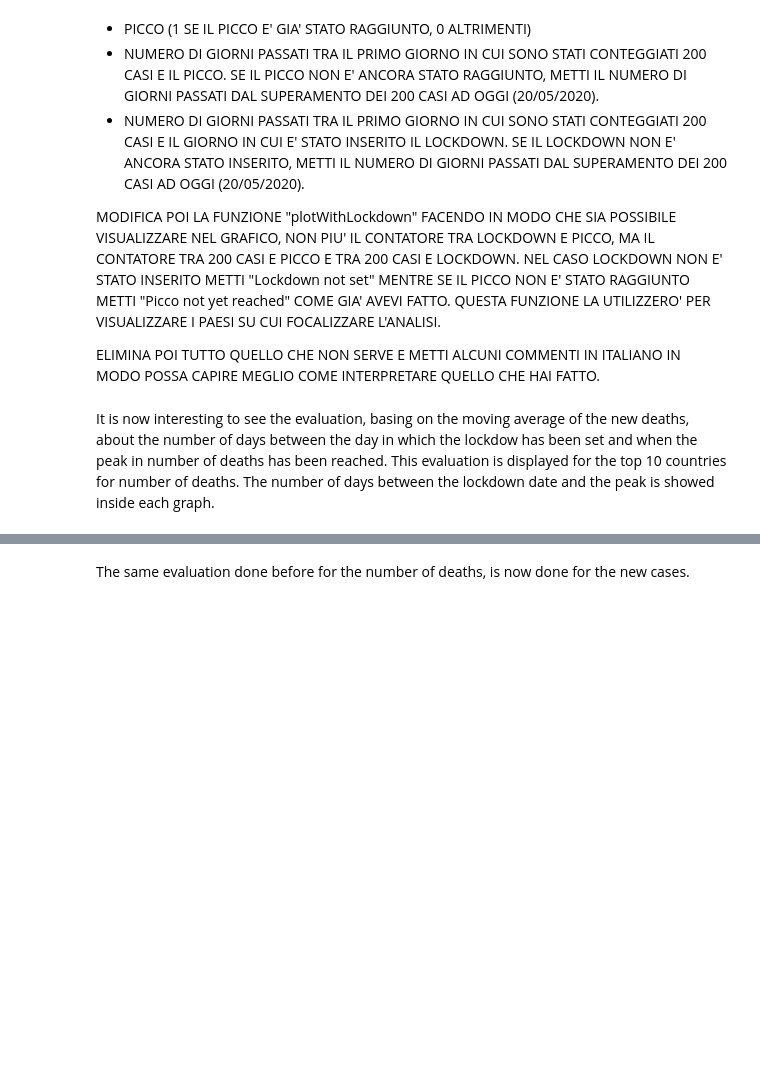
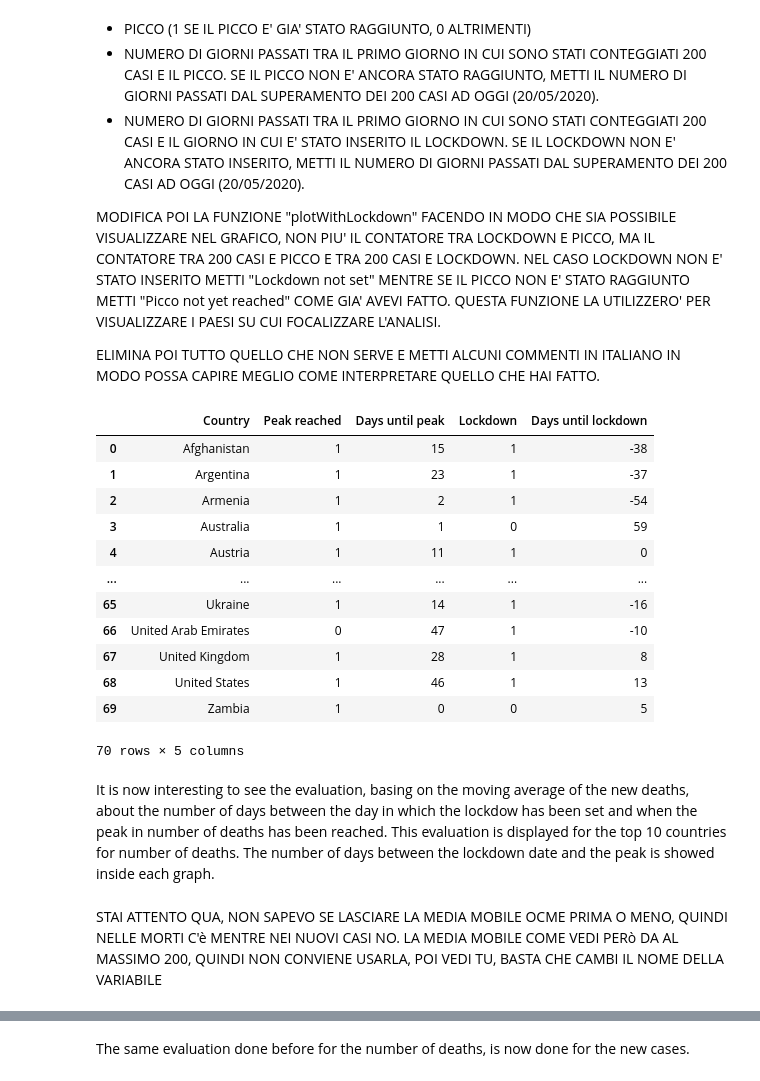
Before and after one commit to Mattia81/DataScienceForBusiness, a Jupyter notebook: COVID19_analysis/COVID19_analysis.ipynb, the cells around one changed output, grey strips where cells are left out. Drawn from its saved outputs; the diff is of its cells as text; code cells hidden in the pictures; blank space fills up the shorter version.

```diff
--- a/COVID19_analysis/COVID19_analysis.ipynb
+++ b/COVID19_analysis/COVID19_analysis.ipynb
@@ -1039,0 +1051,2 @@ ELIMINA POI TUTTO QUELLO CHE NON SERVE E METTI ALCUNI COMMENTI IN ITALIANO IN MO
+# %%
+country_list,peaks,ndaysPeak,lockdown,ndaysLock=statTable(df_matrix_new_cases,df_lockdown)
@@ -1040,5 +1055,33 @@ ELIMINA POI TUTTO QUELLO CHE NON SERVE E METTI ALCUNI COMMENTI IN ITALIANO IN MO
+# %%
+df_stats=pd.DataFrame()
+
+df_stats['Country']=country_list
+
+df_stats['Peak reached']=peaks
+df_stats['Days until peak']=ndaysPeak
+df_stats['Lockdown']=lockdown
+df_stats['Days until lockdown']=ndaysLock
+
+df_stats
+# %% [output]
+|  | Country | Peak reached | Days until peak | Lockdown | Days until lockdown |
+| 0 | Afghanistan | 1 | 15 | 1 | -38 |
+| 1 | Argentina | 1 | 23 | 1 | -37 |
+| 2 | Armenia | 1 | 2 | 1 | -54 |
+| 3 | Australia | 1 | 1 | 0 | 59 |
+| 4 | Austria | 1 | 11 | 1 | 0 |
+| ... | ... | ... | ... | ... | ... |
+| 65 | Ukraine | 1 | 14 | 1 | -16 |
+| 66 | United Arab Emirates | 0 | 47 | 1 | -10 |
+| 67 | United Kingdom | 1 | 28 | 1 | 8 |
+| 68 | United States | 1 | 46 | 1 | 13 |
+| 69 | Zambia | 1 | 0 | 0 | 5 |
+70 rows × 5 columns
 # %% [markdown]
 It is now interesting to see the evaluation, basing on the moving average of the new deaths, about the number of days between the day in which the lockdow has been set and when the peak in number of deaths has been reached. This evaluation is displayed for the top 10 countries for number of deaths. The number of days between the lockdown date and the peak is showed inside each graph.
+# %% [markdown]
+STAI ATTENTO QUA, NON SAPEVO SE LASCIARE LA MEDIA MOBILE OCME PRIMA O MENO, QUINDI NELLE MORTI C'è MENTRE NEI NUOVI CASI NO.
+LA MEDIA MOBILE COME VEDI PERò DA AL MASSIMO 200, QUINDI NON CONVIENE USARLA, POI VEDI TU, BASTA CHE CAMBI IL NOME DELLA VARIABILE
 # %%
 #calculating the top ten for deaths making the sum of all the deaths and plotting it
 max_deaths=df_new_deaths_moving_average_.sum(axis = 0, skipna = True)
```
Also changed, not shown: parts of 9 cells of this notebook, 1 other file.
